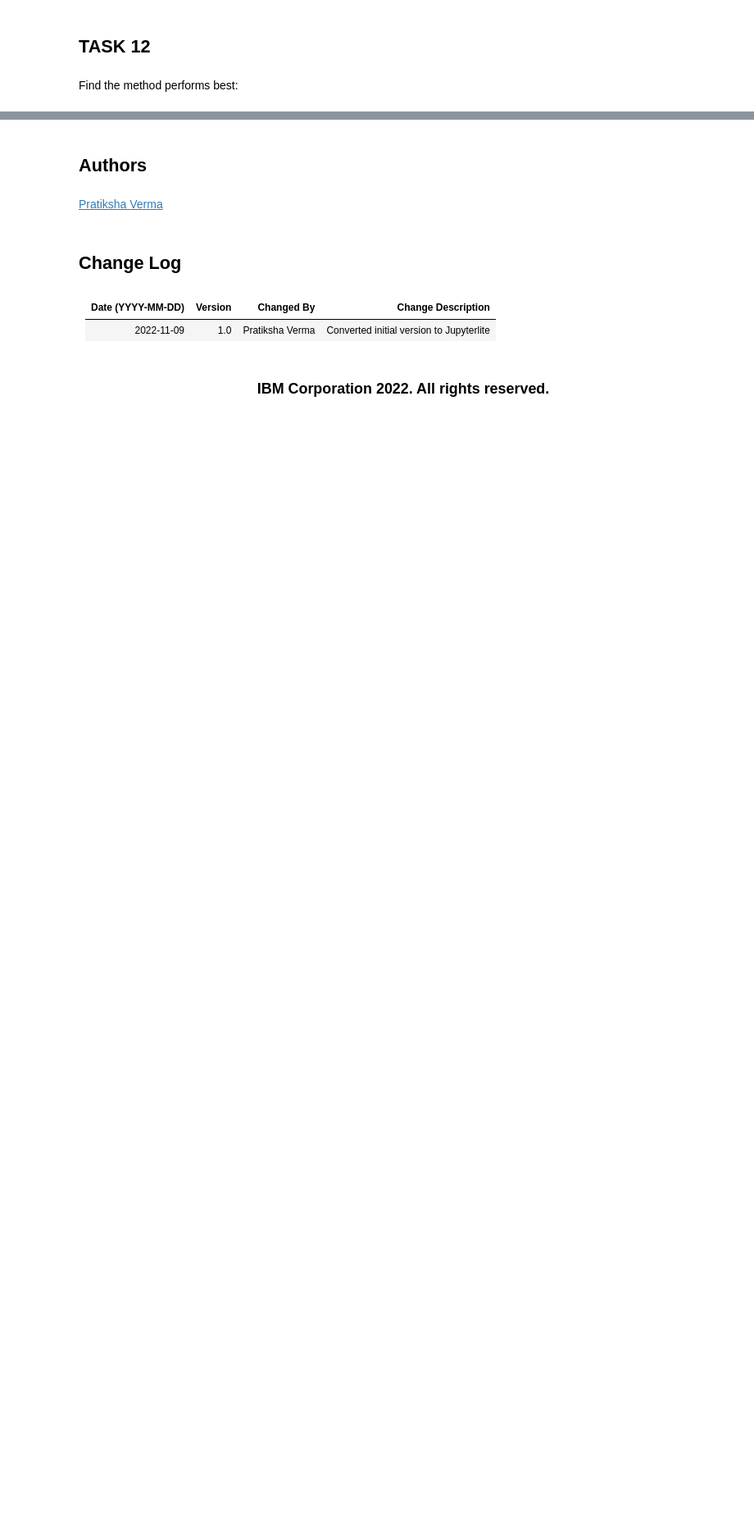
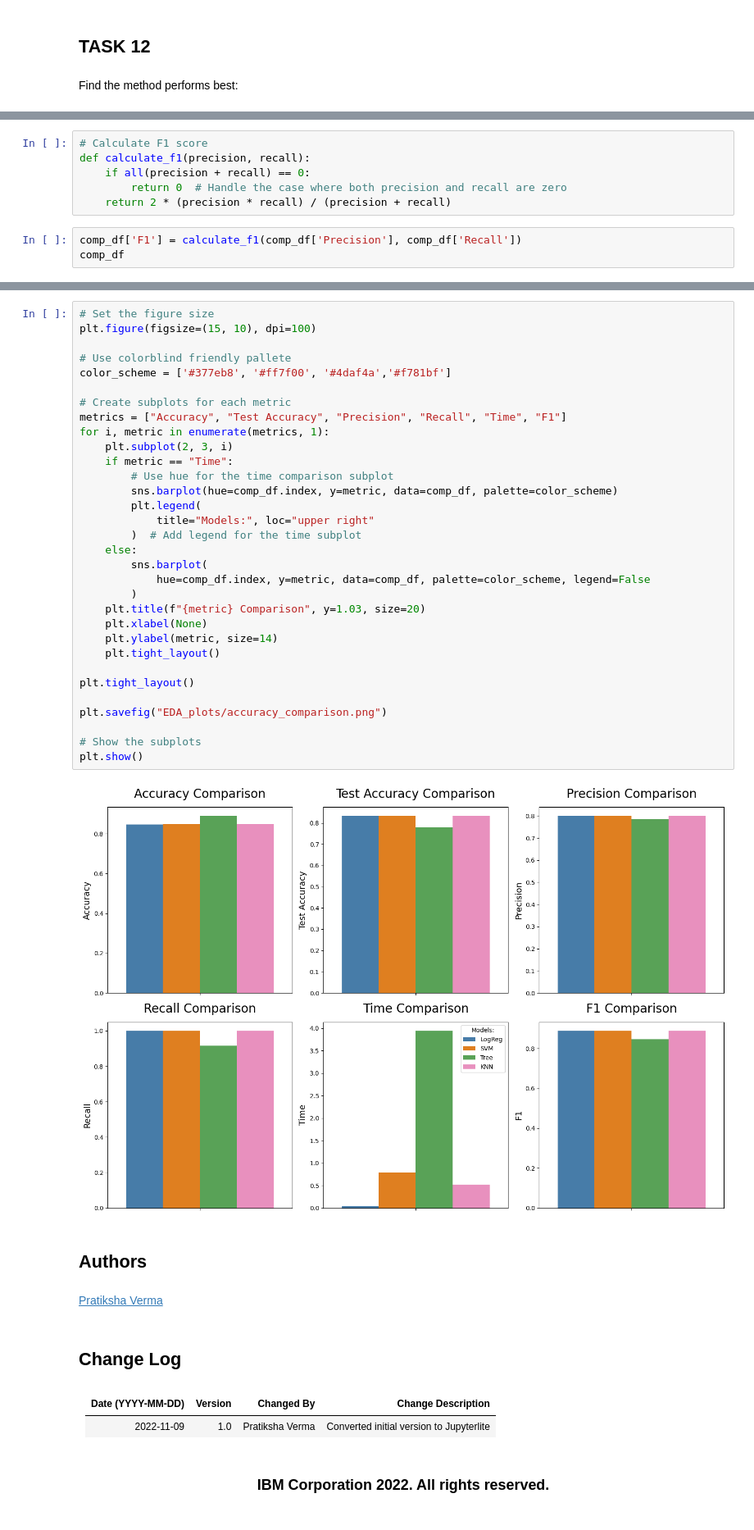
Before and after one commit to andreypomortsev/spacey-ibm-ds-project, a Jupyter notebook: spacex_machine_learning_prediction.ipynb, the cells around one changed output, grey strips where cells are left out. Shown: that part at 82% size. Drawn from its saved outputs; the diff is of its cells as text; blank space fills up the shorter version.

Commit message:
Added model performance, and its visualization

```diff
--- a/spacex_machine_learning_prediction.ipynb
+++ b/spacex_machine_learning_prediction.ipynb
@@ -364,0 +384,9 @@ Find the method performs best:
+# %%
+# Calculate F1 score
+def calculate_f1(precision, recall):
+    if all(precision + recall) == 0:
+        return 0  # Handle the case where both precision and recall are zero
+    return 2 * (precision * recall) / (precision + recall)
+# %%
+comp_df['F1'] = calculate_f1(comp_df['Precision'], comp_df['Recall'])
+comp_df
@@ -365,3 +399,37 @@ Find the method performs best:
+# %%
+# Set the figure size
+plt.figure(figsize=(15, 10), dpi=100)
+
+# Use colorblind friendly pallete
+color_scheme = ['#377eb8', '#ff7f00', '#4daf4a','#f781bf']
+
+# Create subplots for each metric
+metrics = ["Accuracy", "Test Accuracy", "Precision", "Recall", "Time", "F1"]
+for i, metric in enumerate(metrics, 1):
+    plt.subplot(2, 3, i)
+    if metric == "Time":
+        # Use hue for the time comparison subplot
+        sns.barplot(hue=comp_df.index, y=metric, data=comp_df, palette=color_scheme)
+        plt.legend(
+            title="Models:", loc="upper right"
+        )  # Add legend for the time subplot
+    else:
+        sns.barplot(
+            hue=comp_df.index, y=metric, data=comp_df, palette=color_scheme, legend=False
+        )
+    plt.title(f"{metric} Comparison", y=1.03, size=20)
+    plt.xlabel(None)
+    plt.ylabel(metric, size=14)
+    plt.tight_layout()
+
+plt.tight_layout()
+
+plt.savefig("EDA_plots/accuracy_comparison.png")
+
+# Show the subplots
+plt.show()
+# %% [output]
+[figure, added]
 # %% [markdown]
 ## Authors
 # %% [markdown]
```
Also changed, not shown: parts of 9 cells of this notebook.
